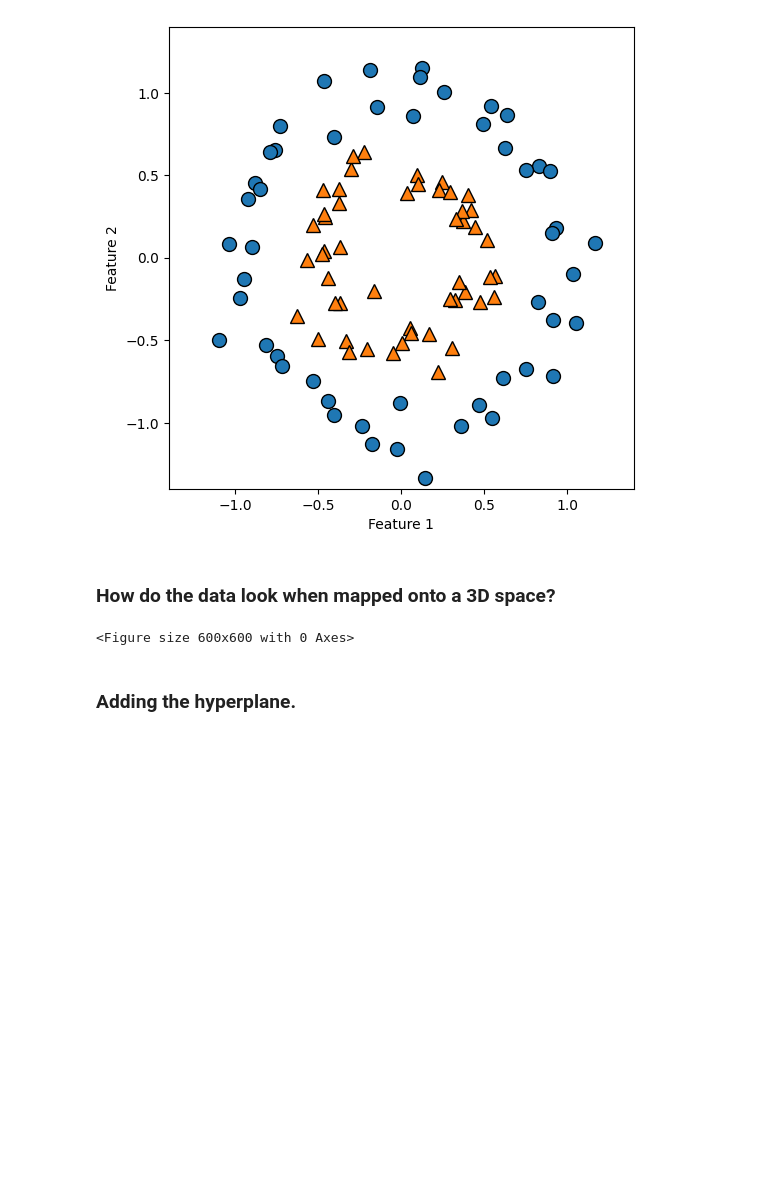
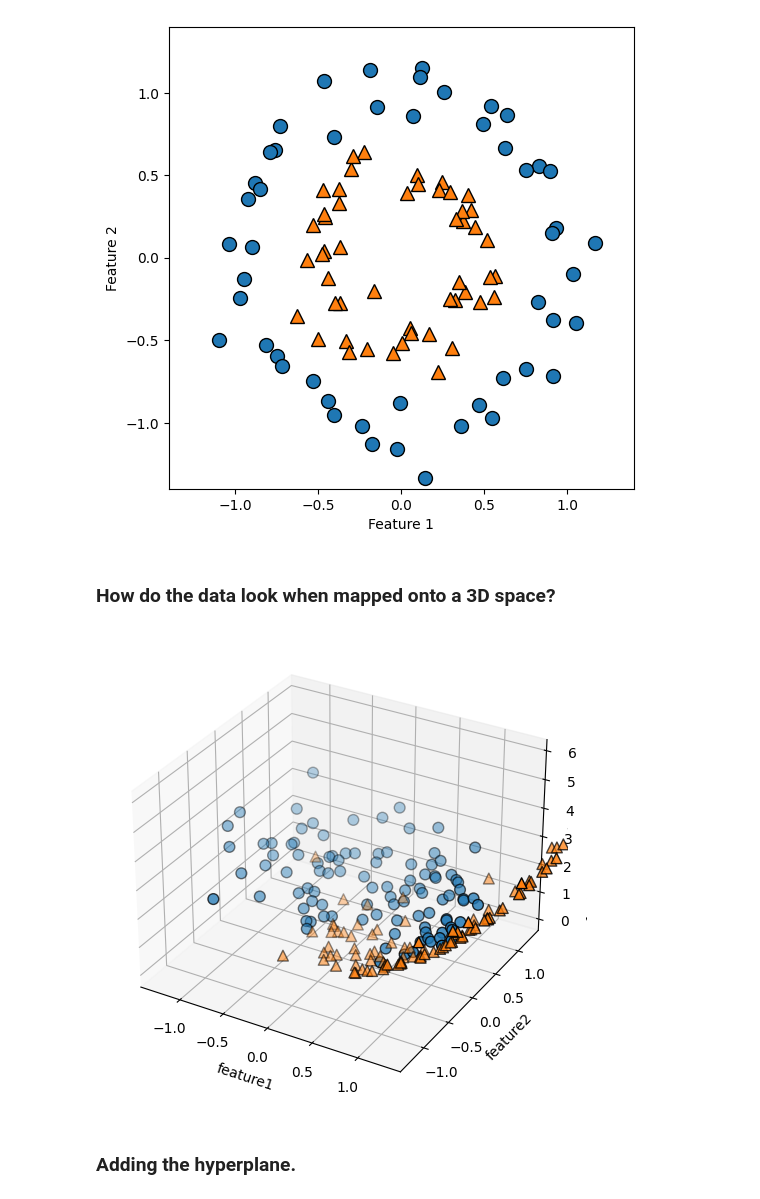
Before and after one commit to SpacialTree/HomeworkBack, a Jupyter notebook: MachineLearning/Classwork/AST7939_W4_Tofill.ipynb, the cells around one changed output. Saved outputs shown, nothing was run; the diff lists cells and outputs as text; code cells hidden in the pictures; blank space fills up the shorter version.

```diff
--- a/MachineLearning/Classwork/AST7939_W4_Tofill.ipynb
+++ b/MachineLearning/Classwork/AST7939_W4_Tofill.ipynb
@@ -296,29 +312,30 @@ ax.set_ylim(-1.4,1.4)
 # %%
 import numpy as np
 
 # add the squared first feature
 X_new = np.hstack([X, X[:,0:1]**2 + X[:, 1:2] ** 2])
 
 from mpl_toolkits.mplot3d import Axes3D, axes3d
-figure = plt.figure(figsize=(6,6))
+fig = plt.figure(figsize=(6,6))
+ax = fig.add_subplot(projection='3d')
 # visualize in 3D
-ax = Axes3D(figure, elev=-170, azim=-45)
+#ax = Axes3D(figure, elev=-170, azim=-45)
 # plot first all the points with y==0, then all with y == 1
 mask = y == 0
 ax.scatter(X_new[mask, 0], X_new[mask, 1], X_new[mask, 2],
            cmap=mglearn.cm2, s=60, edgecolor='k')
 ax.scatter(X_new[~mask, 0], X_new[~mask, 1], X_new[~mask, 2], marker='^',
            cmap=mglearn.cm2, s=60, edgecolor='k')
 
 ax.set_xlim(-1.4,1.4)
 ax.set_ylim(-1.4,1.4)
 ax.set_xlabel("feature1")
 ax.set_ylabel("feature2")
 ax.set_zlabel("feature1**2 + feature2**2")
 
 plt.show()
 # %% [output]
-<Figure size 600x600 with 0 Axes>
+[figure, added]
 # %% [markdown]
 ### Adding the hyperplane.
 # %%
```
Also changed, not shown: parts of 6 cells of this notebook, 1 other file.
